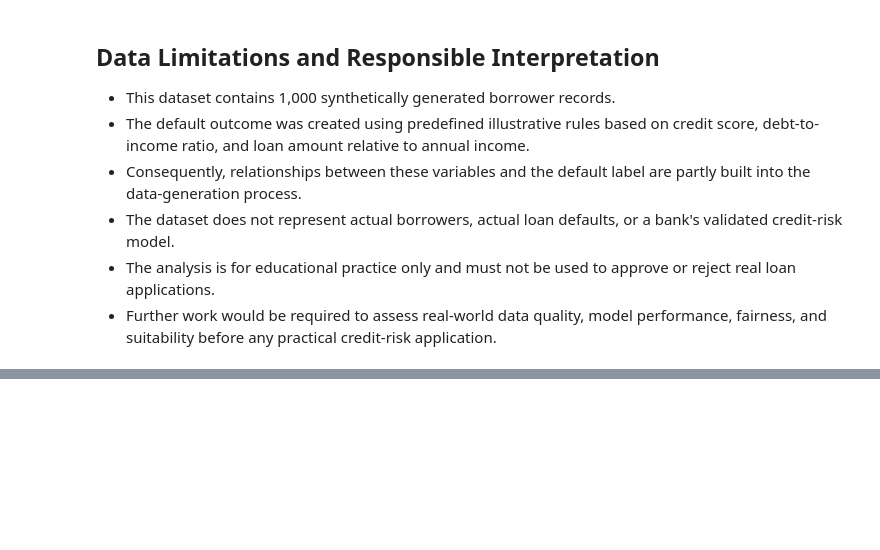
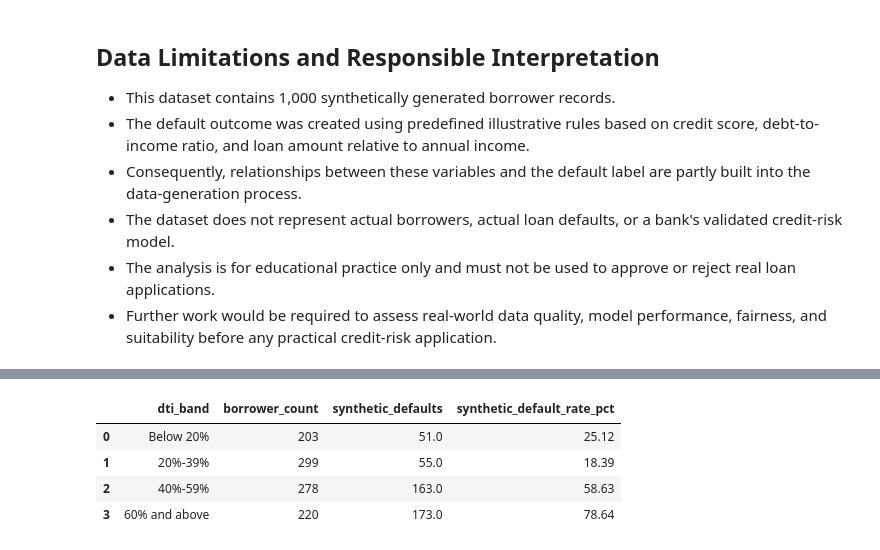
Before and after one commit to dhruvizaveri08/credit-risk-analysis, a Jupyter notebook: notebooks/01_credit_risk_data.ipynb, the cells around one changed output, grey strips where cells are left out. Cells and saved outputs as stored; diff of their text form; code cells hidden in the pictures; blank space fills up the shorter version.

```diff
--- a/notebooks/01_credit_risk_data.ipynb
+++ b/notebooks/01_credit_risk_data.ipynb
@@ -378,0 +480,33 @@ Cleaned dataset exported successfully.
+# %%
+
+query = """
+SELECT
+    CASE
+        WHEN debt_to_income_ratio < 0.20 THEN 'Below 20%'
+        WHEN debt_to_income_ratio < 0.40 THEN '20%-39%'
+        WHEN debt_to_income_ratio < 0.60 THEN '40%-59%'
+        ELSE '60% and above'
+    END AS dti_band,
+    COUNT(*) AS borrower_count,
+    SUM("default") AS synthetic_defaults,
+    ROUND(
+        100.0 * SUM("default") / COUNT(*), 2
+    ) AS synthetic_default_rate_pct
+FROM loans
+GROUP BY dti_band
+ORDER BY
+    CASE dti_band
+        WHEN 'Below 20%' THEN 1
+        WHEN '20%-39%' THEN 2
+        WHEN '40%-59%' THEN 3
+        ELSE 4
+    END;
+"""
+
+display(con.execute(query).df())
+# %% [output]
+|  | dti_band | borrower_count | synthetic_defaults | synthetic_default_rate_pct |
+| 0 | Below 20% | 203 | 51.0 | 25.12 |
+| 1 | 20%-39% | 299 | 55.0 | 18.39 |
+| 2 | 40%-59% | 278 | 163.0 | 58.63 |
+| 3 | 60% and above | 220 | 173.0 | 78.64 |
```
Also changed, not shown: parts of 7 cells of this notebook.
